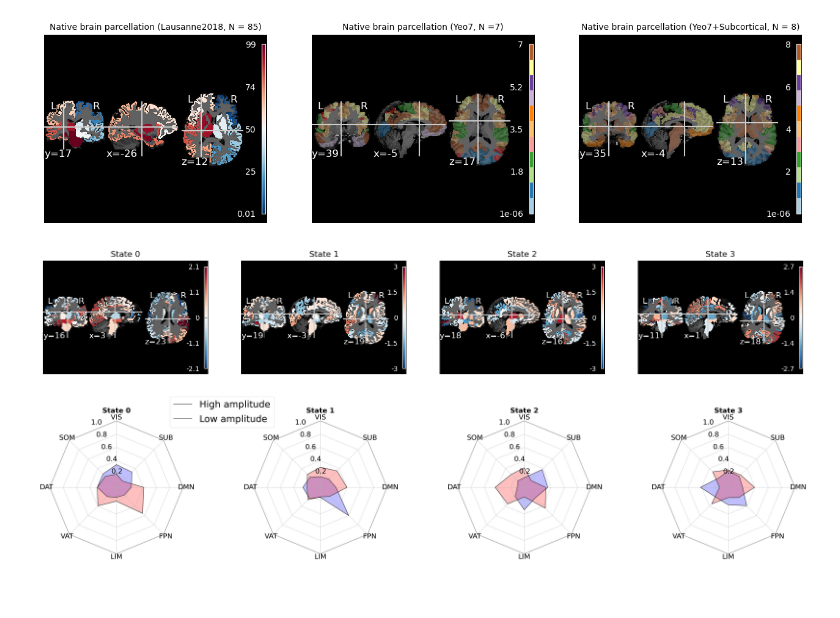
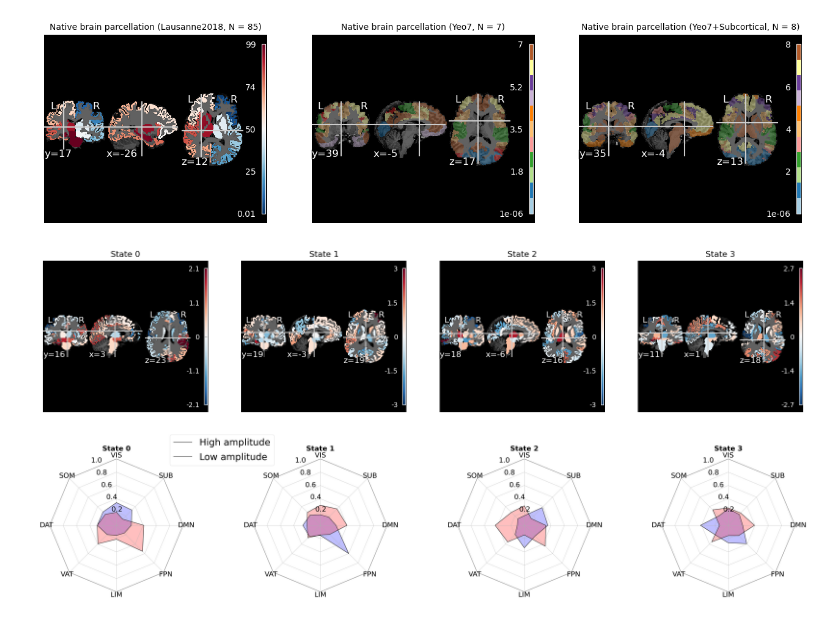
Before and after one commit to ulgenklc/Brain_states, a Jupyter notebook: tutorial.ipynb, the cells around one changed output. Saved outputs shown, nothing was run; the diff lists cells and outputs as text; code cells hidden in the pictures; blank space fills up the shorter version.

```diff
--- a/tutorial.ipynb
+++ b/tutorial.ipynb
@@ -557,12 +569,11 @@ Frac Occupancy: ['t:-1.585, p:0.135', 't:-0.271, p:0.790', 't:0.060, p:0.953', '
 -----------------------------------
 [figure]
 # %%
-K = 4
-it  = np.argmax([inertias[K,it] for it in range(niter)])
-
-brain = nib.load(working_path + 'brain_templates/sub-001_ses-1_brain.nii.gz')
-aparcaseg = nib.load(working_path + 'brain_templates/sub-001_ses-1_atlas-L2018_res-scale1_dseg.nii.gz')
-yeo7 = nib.load(working_path + 'brain_templates/Yeo7_Network_sub-001.nii.gz')
+#ADJUST THESE PATHS, see the github repo for details
+brain = nib.load(working_path + 'BIDS_dir/derivatives/cmp-v3.1.0/sub-001/ses-1/anat/sub-001_ses-1_desc-cmp_T1w.nii.gz') #T1w anatomical image
+aparcaseg = nib.load(working_path + 'BIDS_dir/derivatives/cmp-v3.1.0/sub-001/ses-1/anat/sub-001_ses-1_atlas-L2018_res-scale1_dseg.nii.gz') # Whole-brain parcellation
+yeo7 = nib.load(working_path + 'BIDS_dir/code/Yeo_JNeurophysiol11_MNI152/Yeo2011_7Networks_MNI152_FreeSurferConformed1mm.nii.gz')
+yeo7rois = pd.read_csv(working_path + 'BIDS_dir/code/Yeo_JNeurophysiol11_MNI152/7NetworksOrderedNames.csv')
 # %%
 K = 4
 it  = np.argmax([inertias[K,it] for it in range(niter)])
@@ -592,19 +615,25 @@ Text(0.5, 1.0, 'Native brain parcellation (Yeo7+Subcortical, N = 8)')
 # %%
 K = 4
 it  = np.argmax([inertias[K,it] for it in range(niter)])
 
-fig,ax = plt.subplots(1,K,figsize = (20,3))
+fig,ax = plt.subplots(1,K,figsize = (20,4))
+# Loop through each state (cluster) from 0 to K-1
 for k in range(K):
+    # Get the aparcaseg (parcellation) data array
     aparcaseg_data = resampled_aparcaseg.get_fdata()
-    state_mask = np.zeros((aparcaseg_data.shape))
+    # Initialize a mask for the current state with all zeros
+    state_mask = np.zeros(aparcaseg_data.shape)
+    # Loop through each ROI in aparcaseg (skip the first unique value, usually background = 0)
     for i, roi in enumerate(np.unique(aparcaseg_data)[1:]):
-        state_mask[np.where(aparcaseg_data == roi)] = medoids[K,it][k][i]
-
-    # Update the affine matrix to Scanner RAS
-    img = nib.Nifti1Image(state_mask, affine = resampled_aparcaseg.affine)
-    plot_stat_map(img, threshold = 0.01, bg_img = brain, axes=  ax[k])
-    ax[k].set_title('State %s'%k, fontsize = 12)
+        # Assign the medoid value for this ROI in the current state k
+        # medoids[K, it][k][i] contains the feature/activation value for ROI i in state k
+        state_mask[np.where(aparcaseg_data == roi)] = medoids[K, it][k][i]
+    # Convert the state mask array into a NIfTI image, preserving spatial info
+    img = nib.Nifti1Image(state_mask, affine=resampled_aparcaseg.affine)
+    # Plot the state map on top of the brain anatomy
+    plot_stat_map(img, threshold=0.01, bg_img=brain, axes=ax[k])
+    ax[k].set_title('State %s' % k, fontsize=12)
 # %% [output]
-[figure, old version]
+[figure, new version]
 # %%
 K = 4
```
Also changed, not shown: parts of 20 cells of this notebook.
